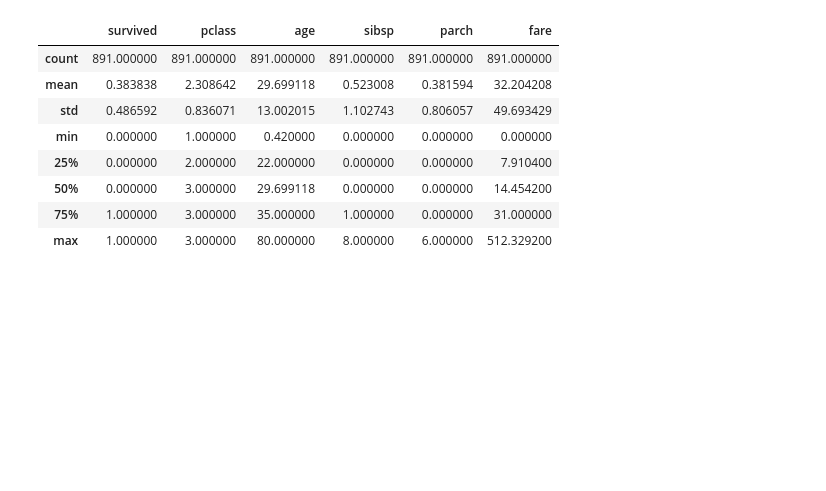
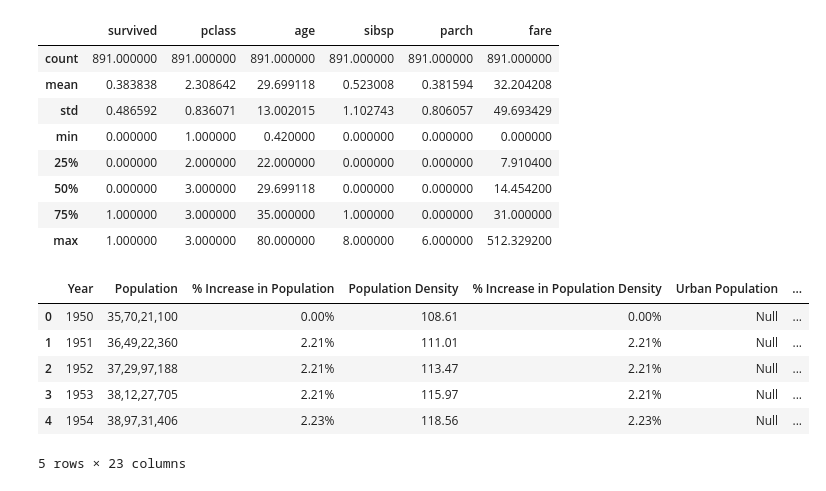
Before and after one commit to Ind-saurabh-kumar/Data_Science_Course, a Jupyter notebook: Pandas_Practice/pandas_tips_tricks/01_pandas.ipynb, the cells around one changed output. Saved outputs shown, nothing was run; the diff lists cells and outputs as text; code cells hidden in the pictures; blank space fills up the shorter version.

```diff
--- a/Pandas_Practice/pandas_tips_tricks/01_pandas.ipynb
+++ b/Pandas_Practice/pandas_tips_tricks/01_pandas.ipynb
@@ -1021,3 +1023,13 @@ df.describe()
 | 50% | 0.000000 | 3.000000 | 29.699118 | 0.000000 | 0.000000 | 14.454200 |
 | 75% | 1.000000 | 3.000000 | 35.000000 | 1.000000 | 0.000000 | 31.000000 |
 | max | 1.000000 | 3.000000 | 80.000000 | 8.000000 | 6.000000 | 512.329200 |
+# %%
+df.head()
+# %% [output]
+|  | Year | Population | % Increase in Population | Population Density | % Increase in Population Density | Urban Population | ... |
+| 0 | 1950 | 35,70,21,100 | 0.00% | 108.61 | 0.00% | Null | ... |
+| 1 | 1951 | 36,49,22,360 | 2.21% | 111.01 | 2.21% | Null | ... |
+| 2 | 1952 | 37,29,97,188 | 2.21% | 113.47 | 2.21% | Null | ... |
+| 3 | 1953 | 38,12,27,705 | 2.21% | 115.97 | 2.21% | Null | ... |
+| 4 | 1954 | 38,97,31,406 | 2.23% | 118.56 | 2.23% | Null | ... |
+5 rows × 23 columns
```
Also changed, not shown: parts of 1 cell of this notebook.
